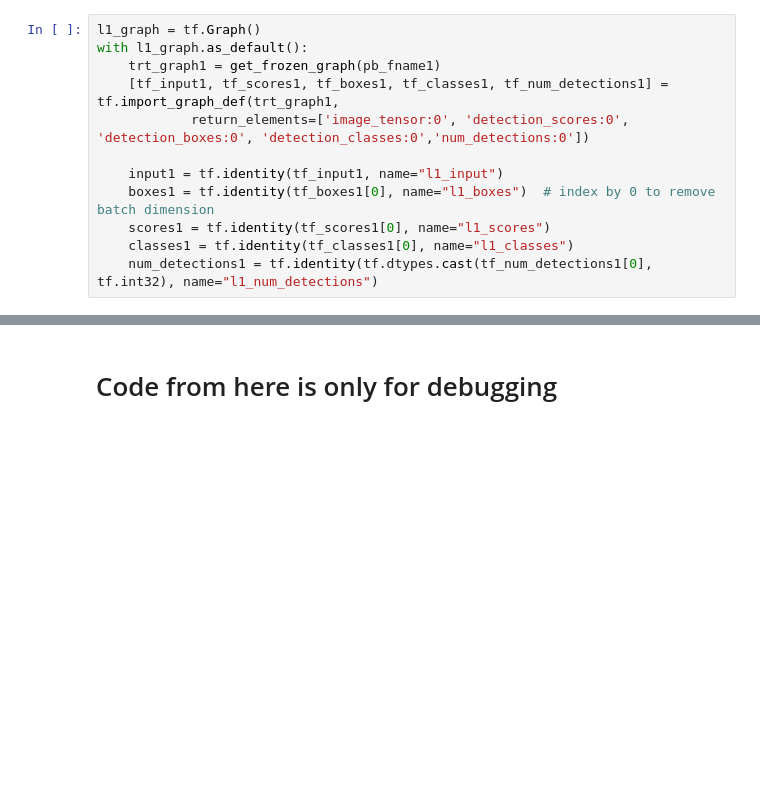
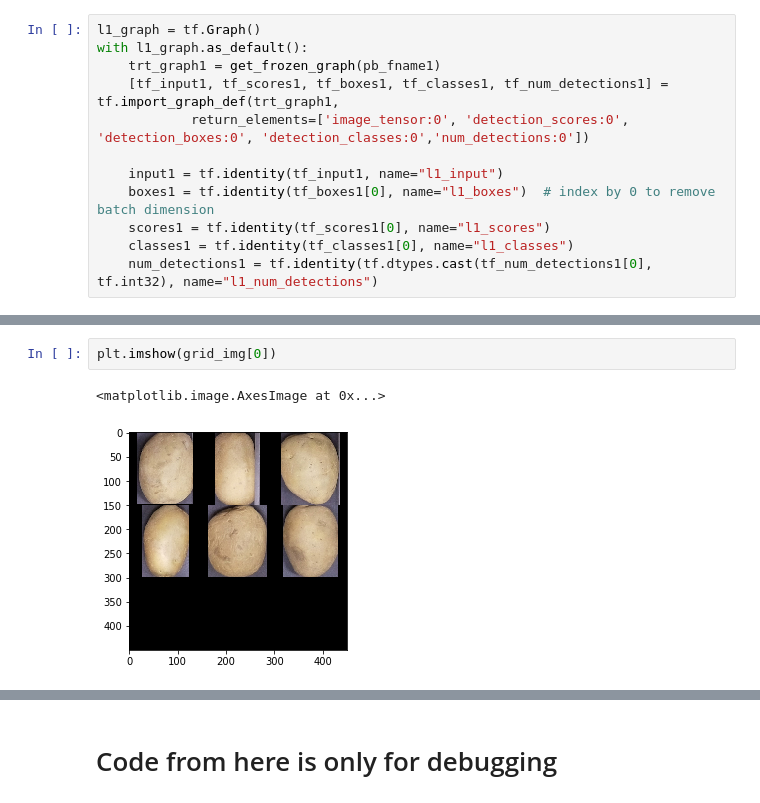
Before and after one commit to anshkumar/tensorRT, a Jupyter notebook: single_model_SSD_Fast_RCNN.ipynb, the cells around one changed output, grey strips where cells are left out. Drawn from its saved outputs; the diff is of its cells as text; blank space fills up the shorter version.

```diff
--- a/single_model_SSD_Fast_RCNN.ipynb
+++ b/single_model_SSD_Fast_RCNN.ipynb
@@ -332,3 +349,8 @@ with connected_graph.as_default():
 
 out_boxes_l1, out_scores_l1, out_classes_l1, out_boxes_l2, out_scores_l2, out_classes_l2  = tf_sess_main.run([tf_boxes_l1, tf_scores_l1, tf_classes_l1, tf_boxes_l2, tf_scores_l2, tf_classes_l2],
                                                                              {tf_input: img[None, ...]})
+# %%
+plt.imshow(grid_img[0])
+# %% [output]
+<matplotlib.image.AxesImage at 0x...>
+[figure, added]
```
Also changed, not shown: parts of 11 cells of this notebook.
